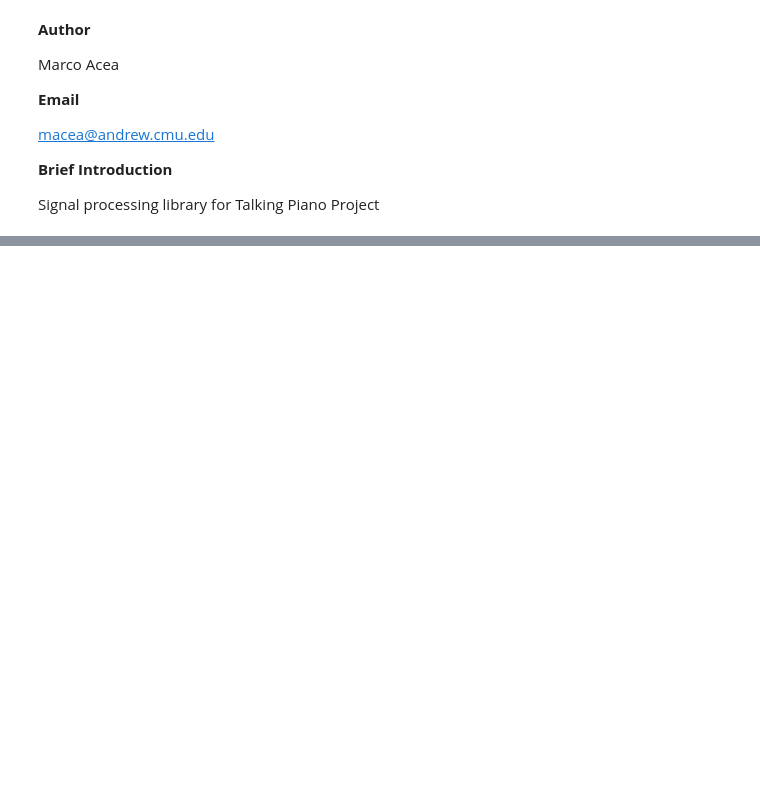
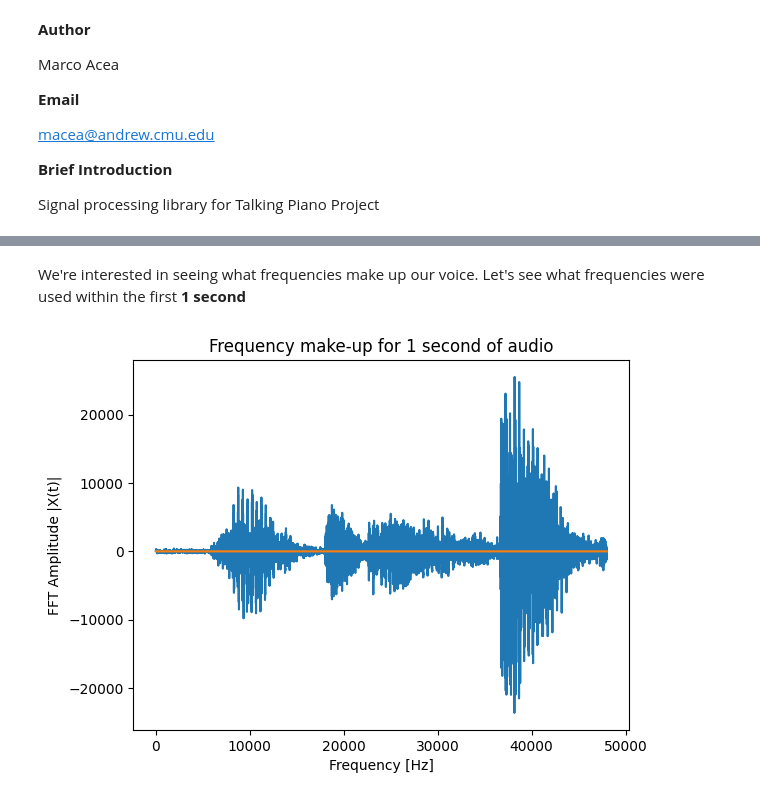
Before and after one commit to ECE-Capstone-2022/signal-processing, a Jupyter notebook: main.ipynb, the cells around one changed output, grey strips where cells are left out. Saved outputs shown, nothing was run; the diff lists cells and outputs as text; code cells hidden in the pictures; blank space fills up the shorter version.

```diff
--- a/main.ipynb
+++ b/main.ipynb
@@ -41,0 +66,19 @@ with open('key_frequencies.txt', 'r') as f:
+# %% [markdown]
+We're interested in seeing what frequencies make up our voice. Let's see what
+frequencies were used within the first **1 second**
+# %%
+sample_interval = 1/sample_rate
+single_sample_data = audio_time_series[0:sample_rate]
+single_sample_frequencies = fft.fft(audio_time_series[0:sample_rate])
+N = len(single_sample_data)
+n = np.arange(N)
+T = N/sample_rate
+freq = n/T
+
+plt.plot(freq, single_sample_frequencies)
+plt.title("Frequency make-up for 1 second of audio")
+plt.xlabel('Frequency [Hz]')
+plt.ylabel('FFT Amplitude |X(t)|')
+plt.show()
+# %% [output]
+[figure, added]
```
Also changed, not shown: parts of 7 cells of this notebook, 1 other file.
